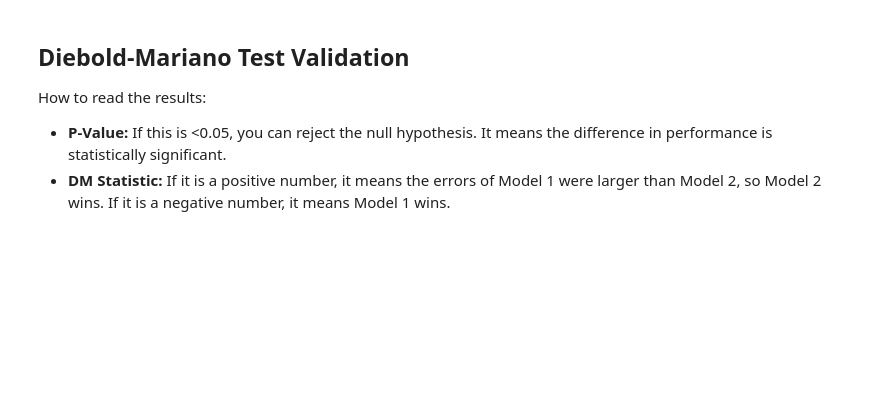
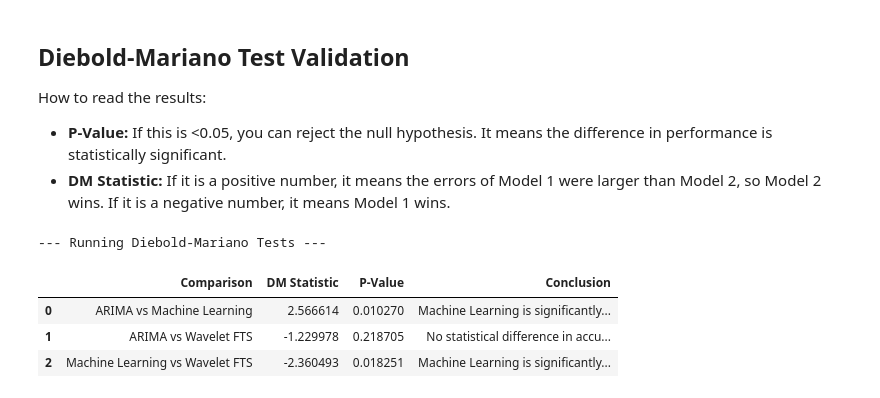
Before and after one commit to EstebanQuina/economic-series-forecasting, a Jupyter notebook: Models.ipynb, the cells around one changed output. Cells and saved outputs as stored; diff of their text form; code cells hidden in the pictures; blank space fills up the shorter version.

```diff
--- a/Models.ipynb
+++ b/Models.ipynb
@@ -537,30 +553,0 @@ plt.show()
-# %%
-countries_to_plot = ['ECU']
-plt.figure(figsize=(16, 7))
-for country in countries_to_plot:
-    # Actual Data
-    actual_years = ts_data_clean.index[-15:].year
-    plt.plot(actual_years, ts_data_clean[country].iloc[-15:],
-             label=f'Actual {country}', marker='o', linewidth=2, color='black')
-
-    # ARIMA (Statistical)
-    plt.plot(test_years, arima_forecasts_cv[country],
-             label=f'ARIMA {country}', linestyle=':', marker='X', alpha=0.6)
-
-    # Random Forest (Machine Learning)
-    plt.plot(test_years, rf_forecasts_cv[country],
-             label=f'RF {country}', linestyle='--', marker='^', alpha=0.8)
-
-    # FTS (Functional Data Analysis)
-    plt.plot(test_years, fts_forecasts_cv[country],
-             label=f'FTS {country}', linestyle='-', marker='s', linewidth=2)
-plt.title('Methodological Comparison: Statistical vs ML vs Functional Forecasts (2010 - 2024)', fontsize=15)
-plt.axvline(x=2019.5, color='gray', linestyle='-.', label='Start of Rolling CV (Crisis Horizon)')
-plt.ylabel('GDP Growth (%)', fontsize=12)
-plt.xlabel('Year', fontsize=12)
-# Clean up legend
-handles, labels = plt.gca().get_legend_handles_labels()
-by_label = dict(zip(labels, handles))
-plt.legend(by_label.values(), by_label.keys(), bbox_to_anchor=(1.02, 1), loc='upper left')
-plt.tight_layout()
-plt.show()
@@ -624,31 +755,37 @@ for country in ts_data_clean.columns:
     global_arima.extend(arima_forecasts_cv[country].values)
 
     # Note: Using rf_forecasts_cv here. If you used XGBoost, change this to xgb_forecasts_cv
     global_ml.extend(rf_forecasts_cv[country].values)
-    global_fts.extend(fts_forecasts_cv[country].values)
+    global_fts.extend(new_fts_forecasts_cv[country].values)
 # 1. ARIMA vs Machine Learning
 dm_stat_1, p_val_1 = diebold_mariano_test(global_actuals, global_arima, global_ml)
 # 2. ARIMA vs Functional Time Series
 dm_stat_2, p_val_2 = diebold_mariano_test(global_actuals, global_arima, global_fts)
 # 3. Machine Learning vs Functional Time Series
 dm_stat_3, p_val_3 = diebold_mariano_test(global_actuals, global_ml, global_fts)
 # Compile the final report
 dm_results = pd.DataFrame({
     'Comparison': [
         'ARIMA vs Machine Learning',
         'ARIMA vs Wavelet FTS',
         'Machine Learning vs Wavelet FTS'
     ],
     'DM Statistic': [dm_stat_1, dm_stat_2, dm_stat_3],
     'P-Value': [p_val_1, p_val_2, p_val_3]
 })
 def interpret_dm(row):
     model_1, model_2 = row['Comparison'].split(' vs ')
     if row['P-Value'] > 0.05:
         return "No statistical difference in accuracy"
     elif row['DM Statistic'] > 0:
         return f"{model_2} is significantly better"
     else:
         return f"{model_1} is significantly better"
 dm_results['Conclusion'] = dm_results.apply(interpret_dm, axis=1)
 display(dm_results)
+# %% [output]
+--- Running Diebold-Mariano Tests ---
+|  | Comparison | DM Statistic | P-Value | Conclusion |
+| 0 | ARIMA vs Machine Learning | 2.566614 | 0.010270 | Machine Learning is significantly... |
+| 1 | ARIMA vs Wavelet FTS | -1.229978 | 0.218705 | No statistical difference in accu... |
+| 2 | Machine Learning vs Wavelet FTS | -2.360493 | 0.018251 | Machine Learning is significantly... |
```
Also changed, not shown: parts of 18 cells of this notebook, 8 other files.
